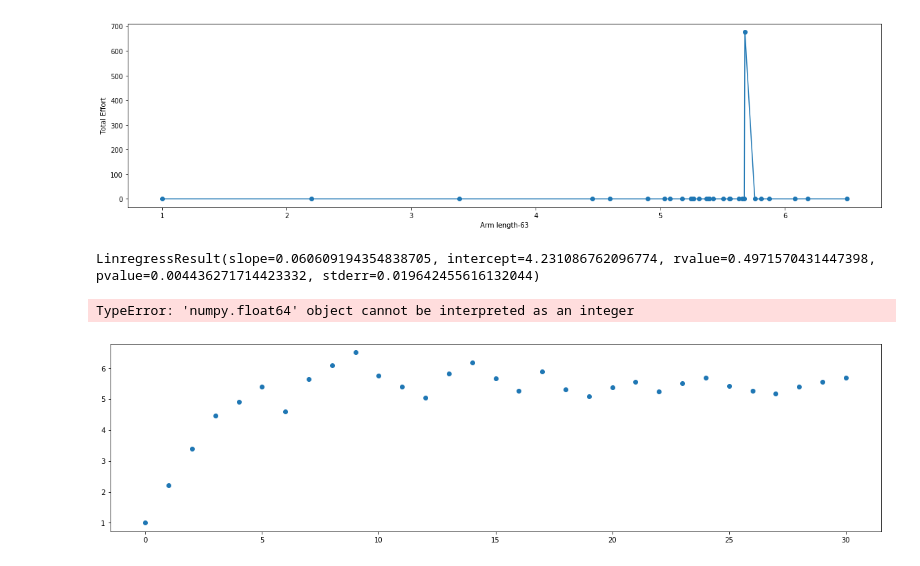
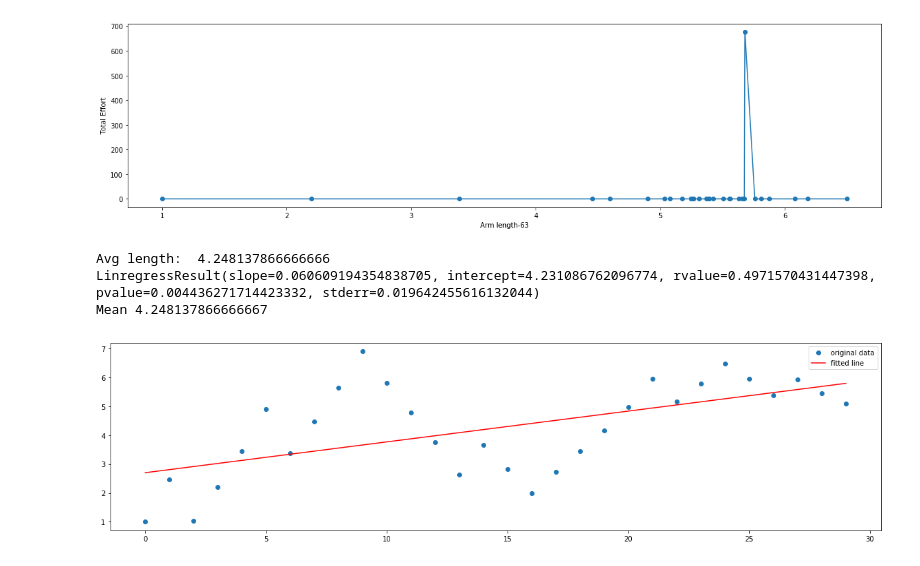
Before and after one commit to AndreeaStefan/SmartuistWrapper, a Jupyter notebook: evaluation/PlotResults.ipynb, the cells around one changed output. Saved outputs shown, nothing was run; the diff lists cells and outputs as text; code cells hidden in the pictures.

```diff
--- a/evaluation/PlotResults.ipynb
+++ b/evaluation/PlotResults.ipynb
@@ -94,7 +94,7 @@ def EffortPerBodyPartPerPlayer(p, results, batchSize):
 # player 9 = same as 8
 
 batchSize = 8
-players = [ 62, 63]
+players = [ 66]
 path ="C:\\Users\\huber\\OneDrive\\Dokumenty\\thesis-hubert\\unity\\SmartuistWrapper\\tapResult.csv"
 pathA = "E:\\Andreea\\Projects\\Git\\SmartsuitWrapper\\SmartuistWrapper\\tapResult.csv"
 pathStats ="C:\\Users\\huber\\OneDrive\\Dokumenty\\thesis-hubert\\unity\\SmartuistWrapper\\tapResult.csv"
@@ -170,7 +170,7 @@ plt.show()
 #     plt.show()
 
 # plot learning rate
-#plotOneResult(players, gradientStats, 6, "lr-")
+plotOneResult(players, gradientStats, 6, "lr-")
 
 
 for p in players:
@@ -238,19 +237,21 @@ for p in players:
 [figure]
 [figure]
 # %%
-from scipy.optimize import curve_fit
-
-uniqueLengths = getResultPerPlayer(p, results, 28, True )
+from scipy.stats import linregress
+player = 60
+uniqueLengths = getResultPerPlayer(player, results, 28, True )
 x = list(range(0, len(uniqueLengths)))
-
-slope, intercept, r_value, p_value, std_err = curve_fit(x, uniqueLengths)
+print("Avg length: ", sum(uniqueLengths)/ len(uniqueLengths))
+slope, intercept, r_value, p_value, std_err = linregress(x, uniqueLengths)
 print(linRegress)
-
+y = [i * slope + intercept for i in x]
+print("Mean", np.mean(y))
 plt.plot(x, uniqueLengths, 'o', label='original data')
-plt.plot(x, float(intercept + slope*x), 'r', label='fitted line')
+plt.plot(x, y  , 'r', label='fitted line')
 plt.legend()
 plt.show()
 # %% [output]
+Avg length:  4.248137866666666
 LinregressResult(slope=0.060609194354838705, intercept=4.231086762096774, rvalue=0.4971570431447398, pvalue=0.004436271714423332, stderr=0.019642455616132044)
+Mean 4.248137866666667
-TypeError: 'numpy.float64' object cannot be interpreted as an integer
-[figure, old version]
+[figure, new version]
```
Also changed, not shown: parts of 2 cells of this notebook, 8 other files.
